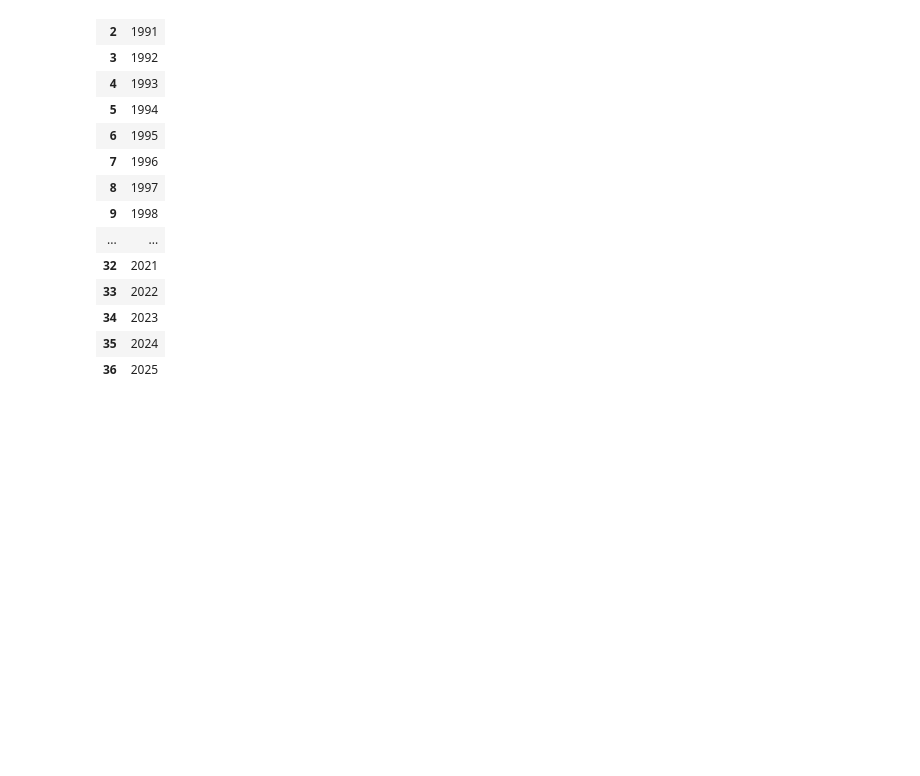
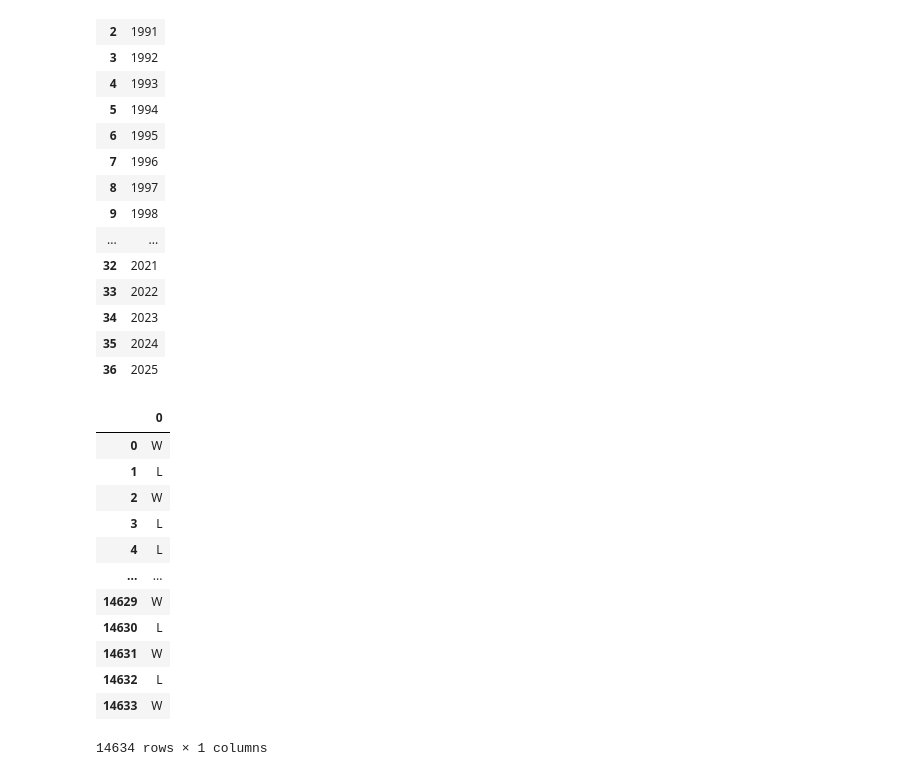
Before and after one commit to juddybuddy17/MLB-Odds-Predictor, a Jupyter notebook: Code/SL DFs.ipynb, the cells around one changed output. Drawn from its saved outputs; the diff is of its cells as text; code cells hidden in the pictures; blank space fills up the shorter version.

```diff
--- a/Code/SL DFs.ipynb
+++ b/Code/SL DFs.ipynb
@@ -146,3 +109,23 @@ seasons
 | 36 | 2025 |
 # %%
 seasons.to_csv('../Data/Created/seasons.csv')
+# %%
+wl = pd.read_csv('../Data/Created/WLPreds.csv')
+rundiff = pd.read_csv('../Data/Created/RunDiffPreds.csv')
+tot = pd.read_csv('../Data/Created/TotalPreds.csv')
+# %%
+wl
+# %% [output]
+|  | 0 |
+| 0 | W |
+| 1 | L |
+| 2 | W |
+| 3 | L |
+| 4 | L |
+| ... | ... |
+| 14629 | W |
+| 14630 | L |
+| 14631 | W |
+| 14632 | L |
+| 14633 | W |
+14634 rows × 1 columns
```
Also changed, not shown: parts of 8 cells of this notebook, 10 other files.
